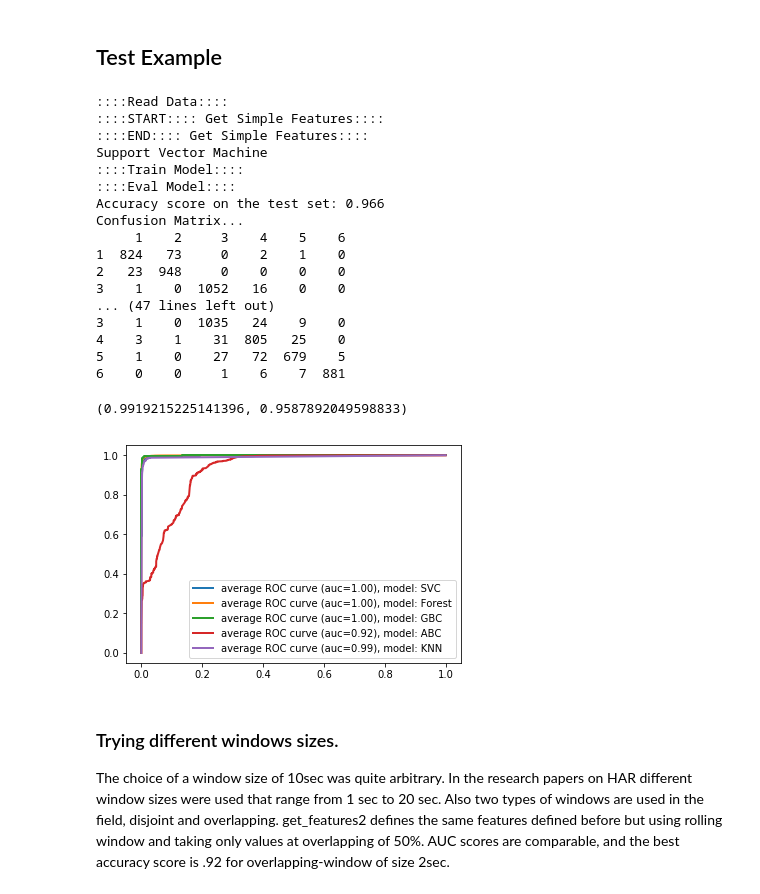
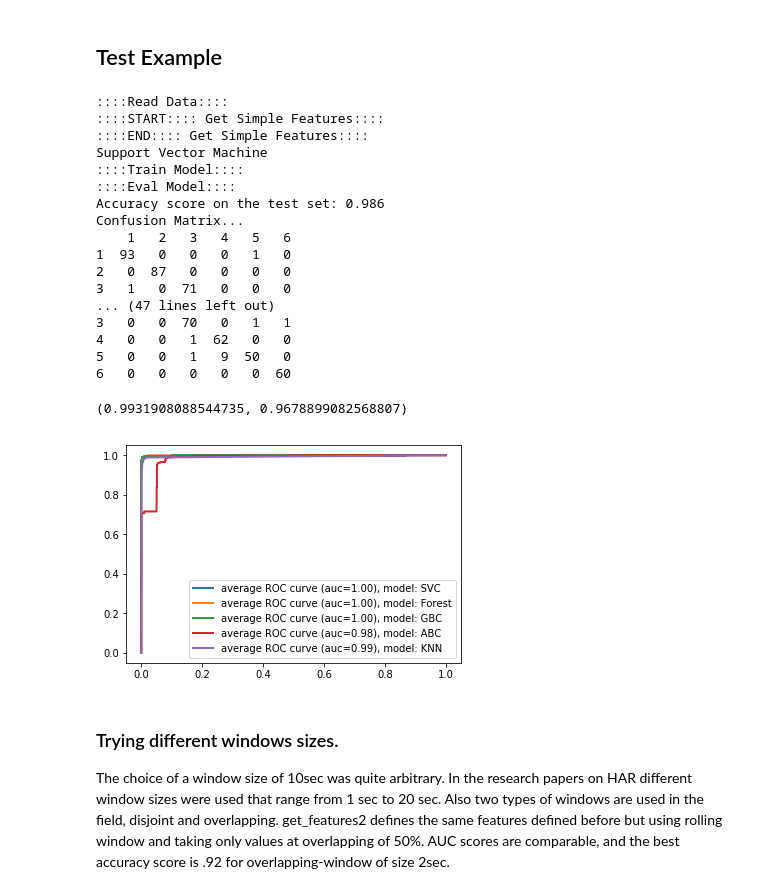
Before and after one commit to pauloaferreiraa/Thesis, a Jupyter notebook: analysis.ipynb, the cells around one changed output. Cells and saved outputs as stored; diff of their text form; code cells hidden in the pictures.

```diff
--- a/analysis.ipynb
+++ b/analysis.ipynb
@@ -30,13 +30,13 @@ def read_data(fname='all'):
     if fname == 'all':    # read all files
         data_files = []
 
-        for f_id in range(1,16):
-            data = pd.read_csv('data/Phones_accelerometer.csv',
-                               names=['id', 'arrival_time', 'creation_time', 'x', 'y', 'z', 'user', 'model', 'device', 'label'],
-                               header=None, index_col=0,usecols=['id','x','y','z','label'])
-            data.index = pd.date_range(start=dt, periods=data.shape[0], freq=freq)
-            dt += timedelta(hours=3)
-            data_files.append(data)
+        #for f_id in range(1,16):
+        data = pd.read_csv('data/Phones_accelerometer_small.csv',
+                            names=['id', 'arrival_time', 'creation_time', 'x', 'y', 'z', 'user', 'model', 'device', 'label'],
+                            header=None, index_col=0,usecols=['id','x','y','z','label'])
+        data.index = pd.date_range(start=dt, periods=data.shape[0], freq=freq)
+        dt += timedelta(hours=3)
+        data_files.append(data)
 
         data = pd.concat(data_files)
 
@@ -51,6 +51,7 @@ def read_data(fname='all'):
     data = data.dropna()
     data = data[data['label'] != 0]   # some rows are misclassified as 0
 
+
     return data
 # %% [markdown]
 ### Feature extraction.
@@ -144,7 +145,7 @@ def eval_model(mod, X_test, y_test, mod_name, plt_roc=True):
 # %% [markdown]
 <h2>Test Example</h2>
 # %%
-data = read_data('Phones_accelerometer')
+data = read_data('Phones_accelerometer_small')
 param_range = [0.0001, 0.001, 0.01, 0.1]
 
 feats, y = get_simple_features(data, wsize='10s')
@@ -164,44 +165,44 @@ model, params = train_model(X_train, y_train,
                     grid={'n_estimators':[50, 100, 200]})
 eval_model(model, X_test, y_test,'Forest')
 
 print('Gradient Boosting')
 model, params = train_model(X_train, y_train,
                     est=GradientBoostingClassifier(learning_rate=1.0, random_state=0),
                     grid={'n_estimators':[50, 200, 400], 'max_depth':[1,2,3],
                           'learning_rate':[.1,.05,.01,.005]})
 eval_model(model, X_test, y_test,'GBC')
 
 print('Ada Boosting')
 model, params = train_model(X_train, y_train,
                     est=AdaBoostClassifier(),
                     grid={'n_estimators':[50, 200, 400], 'learning_rate':[.1,.05,.01,.005]})
 eval_model(model, X_test, y_test,'ABC')
 
 print('K-Nearest Neighbor')
 model, params = train_model(X_train, y_train,
                     est=KNeighborsClassifier(),
                     grid={'n_neighbors':[5, 8, 10], 'weights':['uniform', 'distance']})
 eval_model(model, X_test, y_test,'KNN')
 # %% [output]
 ::::Read Data::::
 ::::START:::: Get Simple Features::::
 ::::END:::: Get Simple Features::::
 Support Vector Machine
 ::::Train Model::::
 ::::Eval Model::::
-Accuracy score on the test set: 0.966
+Accuracy score on the test set: 0.986
 Confusion Matrix...
-     1    2     3    4    5    6
-1  824   73     0    2    1    0
-2   23  948     0    0    0    0
-3    1    0  1052   16    0    0
+    1   2   3   4   5   6
+1  93   0   0   0   1   0
+2   0  87   0   0   0   0
+3   1   0  71   0   0   0
 ... (47 lines left out)
-3    1    0  1035   24    9    0
-4    3    1    31  805   25    0
-5    1    0    27   72  679    5
-6    0    0     1    6    7  881
+3   0   0  70   0   1   1
+4   0   0   1  62   0   0
+5   0   0   1   9  50   0
+6   0   0   0   0   0  60
-(0.9919215225141396, 0.9587892049598833)
+(0.9931908088544735, 0.9678899082568807)
-[figure, old version]
+[figure, new version]
 # %% [markdown]
 ### Trying different windows sizes.
 
```
Also changed, not shown: parts of 3 cells of this notebook.
